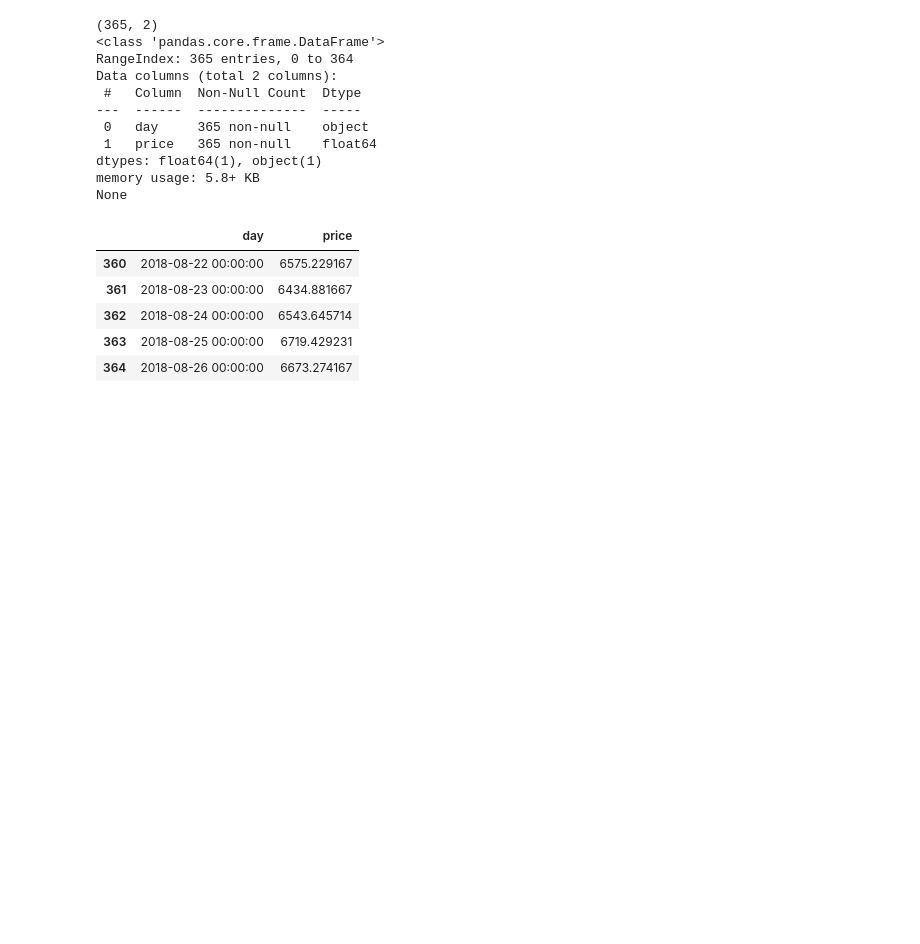
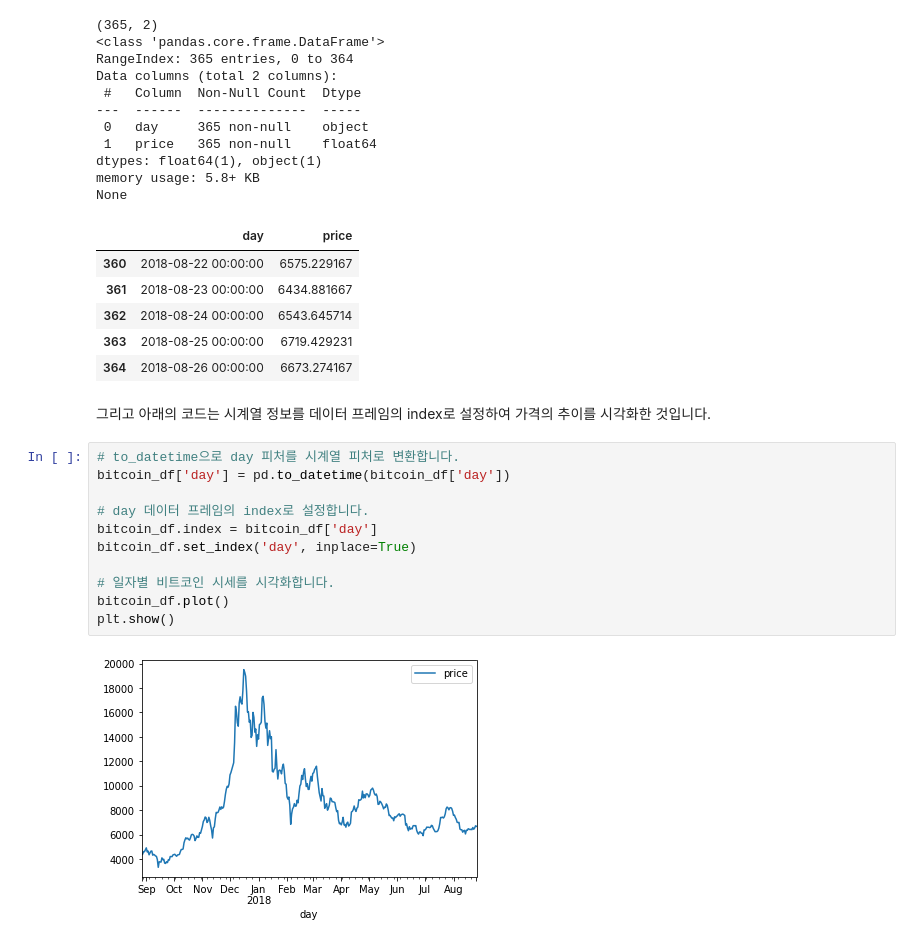
Before and after one commit to wntkdl94/python_data_analysis_study, a Jupyter notebook: bitcoin.ipynb, the cells around one changed output. Drawn from its saved outputs; the diff is of its cells as text; blank space fills up the shorter version.

Commit message:
bitcoin

```diff
--- a/bitcoin.ipynb
+++ b/bitcoin.ipynb
@@ -42,3 +42,18 @@ None
 | 362 | 2018-08-24 00:00:00 | 6543.645714 |
 | 363 | 2018-08-25 00:00:00 | 6719.429231 |
 | 364 | 2018-08-26 00:00:00 | 6673.274167 |
+# %% [markdown]
+그리고 아래의 코드는 시계열 정보를 데이터 프레임의 index로 설정하여 가격의 추이를 시각화한 것입니다.
+# %%
+# to_datetime으로 day 피처를 시계열 피처로 변환합니다.
+bitcoin_df['day'] = pd.to_datetime(bitcoin_df['day'])
+
+# day 데이터 프레임의 index로 설정합니다.
+bitcoin_df.index = bitcoin_df['day']
+bitcoin_df.set_index('day', inplace=True)
+
+# 일자별 비트코인 시세를 시각화합니다.
+bitcoin_df.plot()
+plt.show()
+# %% [output]
+[figure, added]
```
Also changed, not shown: parts of 6 cells of this notebook.
